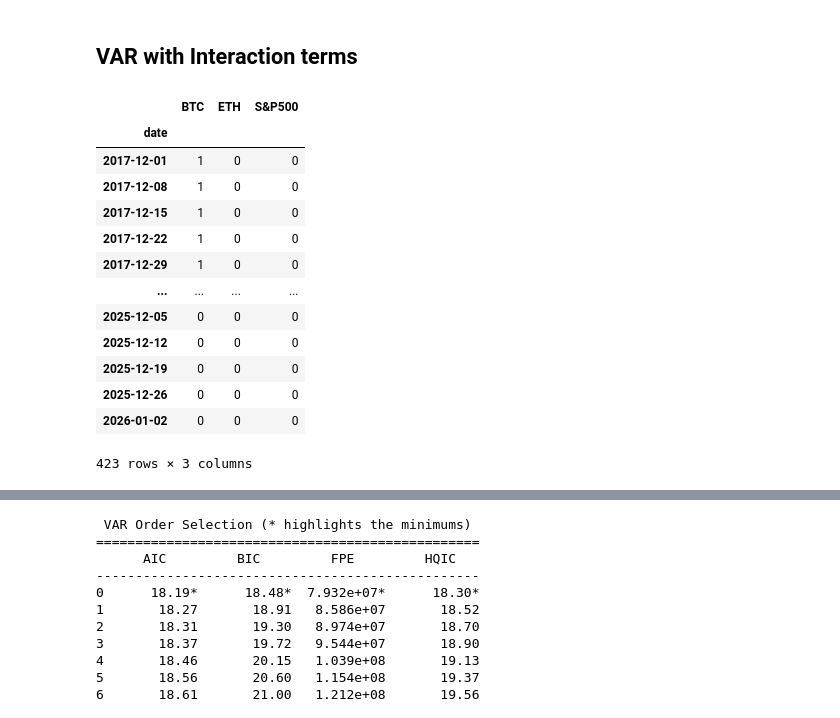
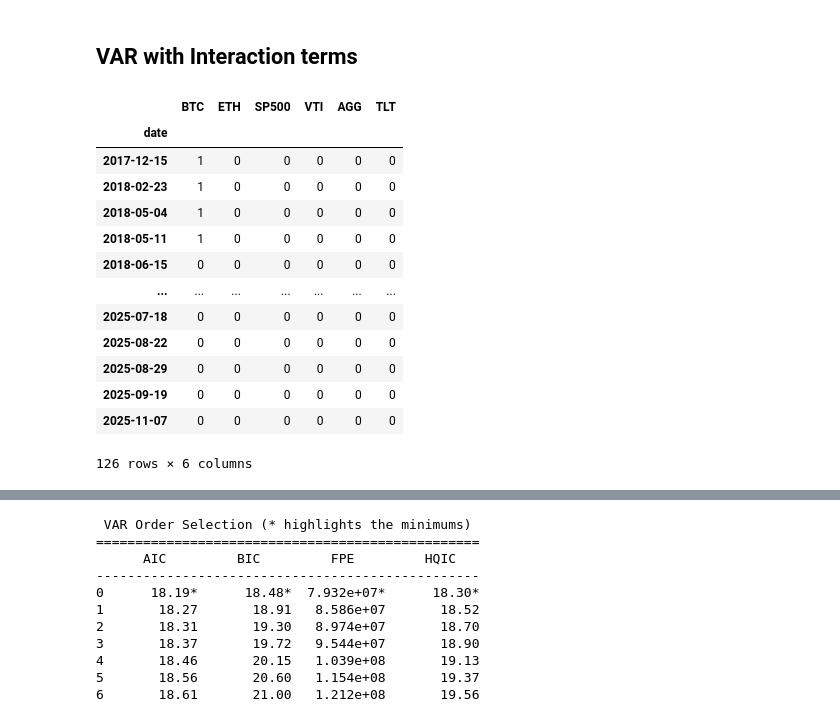
Before and after one commit to blurryskyx/DSE4211_Project, a Jupyter notebook: VAR Analysis.ipynb, the cells around one changed output, grey strips where cells are left out. Drawn from its saved outputs; the diff is of its cells as text; code cells hidden in the pictures.

Commit message:
Volatility Modelling edit

```diff
--- a/VAR Analysis.ipynb
+++ b/VAR Analysis.ipynb
@@ -13,24 +13,0 @@ from mgarch import mgarch
-# %%
-from garch_functions import (
-    fit_all_garch,
-    diagnostics_summary_table,
-    parameter_significance_table,
-    plot_all_diagnostics,
-    GARCHConfig,
-    DEFAULT_CONFIG
-)
-
-df = pd.read_csv("data/merged_data_v2.csv", index_col='date')
-df.dropna(inplace=True)
-df.index= pd.to_datetime(df.index, format = '%Y-%m-%d')
-weekly_df = df[["btc_adj_close", "eth_adj_close", "sp500_adj_close", "vti_adj_close", "agg_adj_close", "tlt_adj_close"]].resample("W-FRI").last().dropna()
-weekly_df.columns = ["BTC", "ETH", "SP500", "VTI", "AGG", "TLT"]
-price_assets = ["BTC", "ETH", "SP500", "VTI", "AGG", "TLT"] # treasury yield is in rates, will be treated differently
-weekly_logret = 100*np.log(weekly_df[price_assets] / weekly_df[price_assets].shift(1)).dropna()
-
-garch_results = fit_all_garch(weekly_logret, model_type="auto")
-diag_table = diagnostics_summary_table(garch_results)
-cond_vol_df = pd.DataFrame({
-    asset: garch_results[asset]["cond_vol"]
-    for asset in garch_results
-}).dropna()
@@ -54,0 +14,3 @@ TLT     GARCH-SKEWT  0.1071      --  0.8416       0.9488  alpha+beta         OK
+# %%
+with open("garch_results.pkl", "rb") as f:
+    cond_vol_df = pickle.load(f)
@@ -377,28 +355,28 @@ bubble_df
 ## VAR with Interaction terms
 # %%
 dates = cond_vol_df.index
-bubble_dummy = pd.DataFrame(0, index=dates, columns=weekly.columns)
+bubble_dummy = pd.DataFrame(0, index=dates, columns=cond_vol_df.columns)
 
 for _, row in bubble_df.iterrows():
     mask = (bubble_dummy.index >= row["start_date"]) & (bubble_dummy.index <= row["end_date"])
     bubble_dummy.loc[mask, row["asset"]] = 1
 
 bubble_dummy
 # %% [output]
-|  | BTC | ETH | S&P500 |
-| date |  |  |  |
-| 2017-12-01 | 1 | 0 | 0 |
-| 2017-12-08 | 1 | 0 | 0 |
-| 2017-12-15 | 1 | 0 | 0 |
-| 2017-12-22 | 1 | 0 | 0 |
-| 2017-12-29 | 1 | 0 | 0 |
-| ... | ... | ... | ... |
-| 2025-12-05 | 0 | 0 | 0 |
-| 2025-12-12 | 0 | 0 | 0 |
-| 2025-12-19 | 0 | 0 | 0 |
-| 2025-12-26 | 0 | 0 | 0 |
-| 2026-01-02 | 0 | 0 | 0 |
+|  | BTC | ETH | SP500 | VTI | AGG | TLT |
+| date |  |  |  |  |  |  |
+| 2017-12-15 | 1 | 0 | 0 | 0 | 0 | 0 |
+| 2018-02-23 | 1 | 0 | 0 | 0 | 0 | 0 |
+| 2018-05-04 | 1 | 0 | 0 | 0 | 0 | 0 |
+| 2018-05-11 | 1 | 0 | 0 | 0 | 0 | 0 |
+| 2018-06-15 | 0 | 0 | 0 | 0 | 0 | 0 |
+| ... | ... | ... | ... | ... | ... | ... |
+| 2025-07-18 | 0 | 0 | 0 | 0 | 0 | 0 |
+| 2025-08-22 | 0 | 0 | 0 | 0 | 0 | 0 |
+| 2025-08-29 | 0 | 0 | 0 | 0 | 0 | 0 |
+| 2025-09-19 | 0 | 0 | 0 | 0 | 0 | 0 |
+| 2025-11-07 | 0 | 0 | 0 | 0 | 0 | 0 |
-423 rows × 3 columns
+126 rows × 6 columns
 # %%
 assets = cond_vol_df.columns
 bubble_assets = ["BTC", "ETH"]
```
Also changed, not shown: parts of 9 cells of this notebook, 7 other files.
